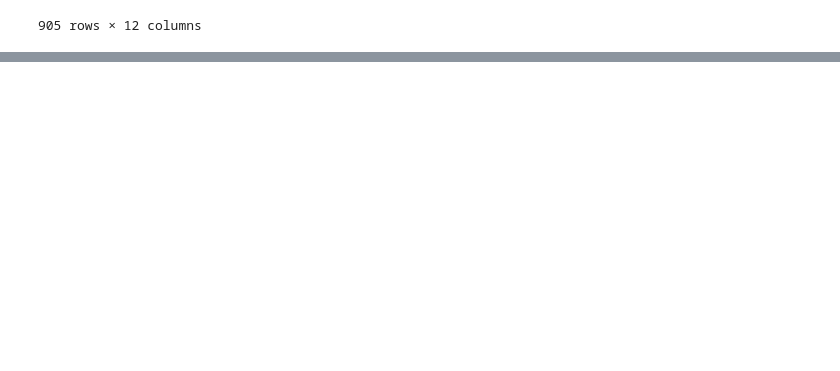
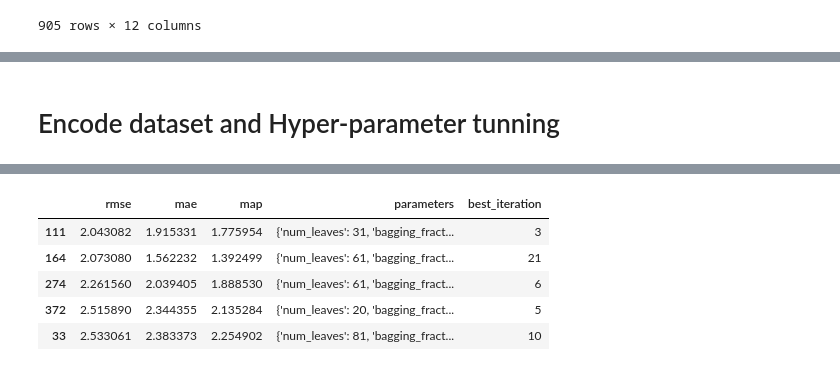
Before and after one commit to AlexCodeGlider/filmStreamingForecast, a Jupyter notebook: model.ipynb, the cells around one changed output, grey strips where cells are left out. Saved outputs shown, nothing was run; the diff lists cells and outputs as text; code cells hidden in the pictures; blank space fills up the shorter version.

```diff
--- a/model.ipynb
+++ b/model.ipynb
@@ -445,0 +442,9 @@ pred_set
+# %% [markdown]
+# Encode dataset and Hyper-parameter tunning
+# %%
+X_data, y_data, X_pred, col_names = encode(local_df, pred_set)
+lgbm_results = get_lgbm_params(X_data, y_data)
+best_params = lgbm_results['parameters'].iloc[lgbm_results['rmse'].idxmin()]
+best_iter = lgbm_results['best_iteration'].iloc[lgbm_results['rmse'].idxmin()]
+lgbm_results.sort_values("rmse", ascending=True, axis=0).head()
+# %% [output]
@@ -445,0 +468,6 @@ pred_set
+|  | rmse | mae | map | parameters | best_iteration |
+| 111 | 2.043082 | 1.915331 | 1.775954 | {'num_leaves': 31, 'bagging_fract... | 3 |
+| 164 | 2.073080 | 1.562232 | 1.392499 | {'num_leaves': 61, 'bagging_fract... | 21 |
+| 274 | 2.261560 | 2.039405 | 1.888530 | {'num_leaves': 61, 'bagging_fract... | 6 |
+| 372 | 2.515890 | 2.344355 | 2.135284 | {'num_leaves': 20, 'bagging_fract... | 5 |
+| 33 | 2.533061 | 2.383373 | 2.254902 | {'num_leaves': 81, 'bagging_fract... | 10 |
```
Also changed, not shown: parts of 23 cells of this notebook, 1 other file.
